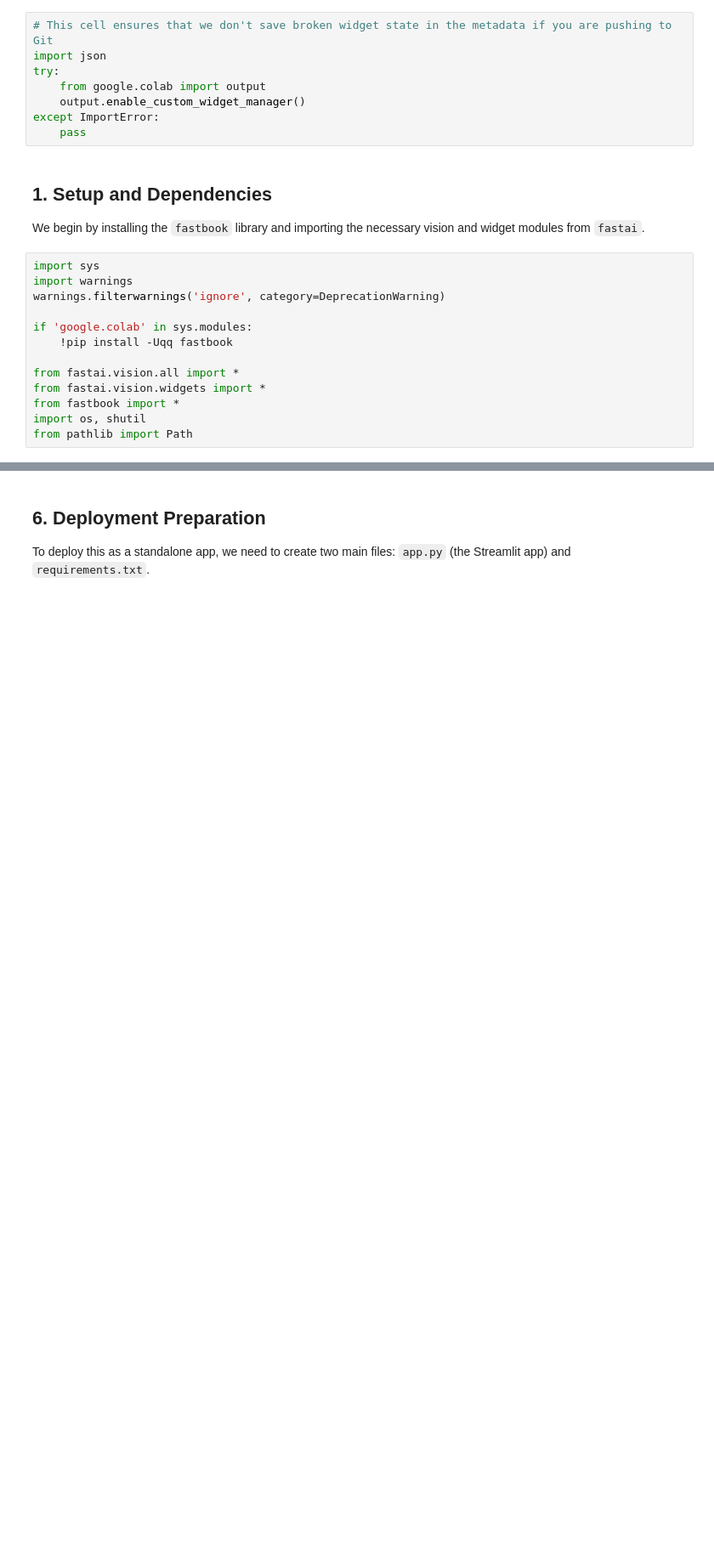
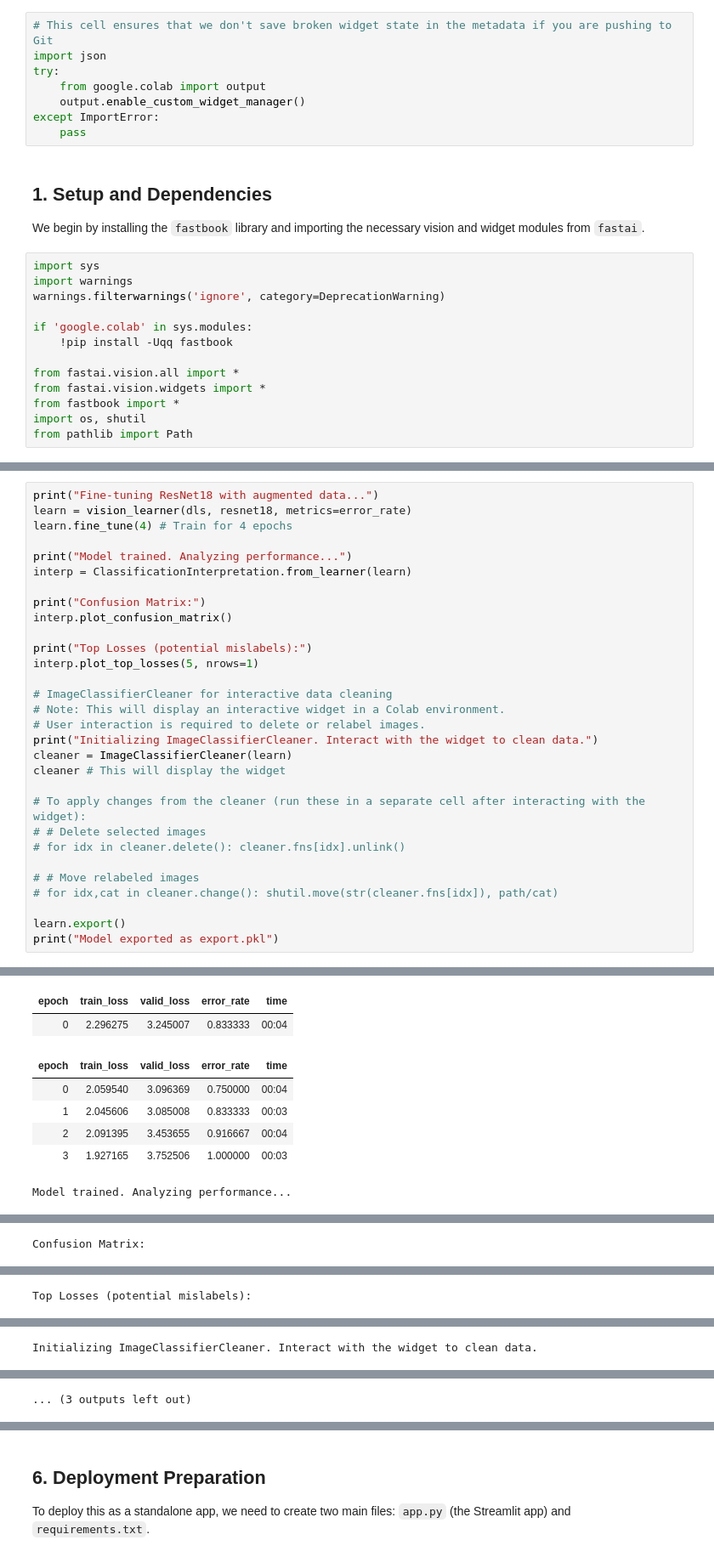
Before and after one commit to khu3086/FastAICourse, a Jupyter notebook: Lec02.ipynb, the cells around one changed output, grey strips where cells are left out. Shown at 85% size. Drawn from its saved outputs; the diff is of its cells as text; blank space fills up the shorter version.

```diff
--- a/Lec02.ipynb
+++ b/Lec02.ipynb
@@ -109,0 +127,31 @@ Model trained and exported as export.pkl
+# %%
+print("Fine-tuning ResNet18 with augmented data...")
+learn = vision_learner(dls, resnet18, metrics=error_rate)
+learn.fine_tune(4) # Train for 4 epochs
+
+print("Model trained. Analyzing performance...")
+interp = ClassificationInterpretation.from_learner(learn)
+
+print("Confusion Matrix:")
+interp.plot_confusion_matrix()
+
+print("Top Losses (potential mislabels):")
+interp.plot_top_losses(5, nrows=1)
+
+# ImageClassifierCleaner for interactive data cleaning
+# Note: This will display an interactive widget in a Colab environment.
+# User interaction is required to delete or relabel images.
+print("Initializing ImageClassifierCleaner. Interact with the widget to clean data.")
+cleaner = ImageClassifierCleaner(learn)
+cleaner # This will display the widget
+
+# To apply changes from the cleaner (run these in a separate cell after interacting with the widget):
+# # Delete selected images
+# for idx in cleaner.delete(): cleaner.fns[idx].unlink()
+
+# # Move relabeled images
+# for idx,cat in cleaner.change(): shutil.move(str(cleaner.fns[idx]), path/cat)
+
+learn.export()
+print("Model exported as export.pkl")
+# %% [output]
@@ -109,0 +160,8 @@ Model trained and exported as export.pkl
+| epoch | train_loss | valid_loss | error_rate | time |
+| 0 | 2.296275 | 3.245007 | 0.833333 | 00:04 |
+| epoch | train_loss | valid_loss | error_rate | time |
+| 0 | 2.059540 | 3.096369 | 0.750000 | 00:04 |
+| 1 | 2.045606 | 3.085008 | 0.833333 | 00:03 |
+| 2 | 2.091395 | 3.453655 | 0.916667 | 00:04 |
+| 3 | 1.927165 | 3.752506 | 1.000000 | 00:03 |
+Model trained. Analyzing performance...
@@ -109,0 +169 @@ Model trained and exported as export.pkl
+Confusion Matrix:
@@ -109,0 +171 @@ Model trained and exported as export.pkl
+Top Losses (potential mislabels):
@@ -109,0 +173 @@ Model trained and exported as export.pkl
+Initializing ImageClassifierCleaner. Interact with the widget to clean data.
@@ -110 +176,2 @@ Model trained and exported as export.pkl
+... (3 outputs left out)
 # %% [markdown]
```
Also changed, not shown: parts of 12 cells of this notebook.
